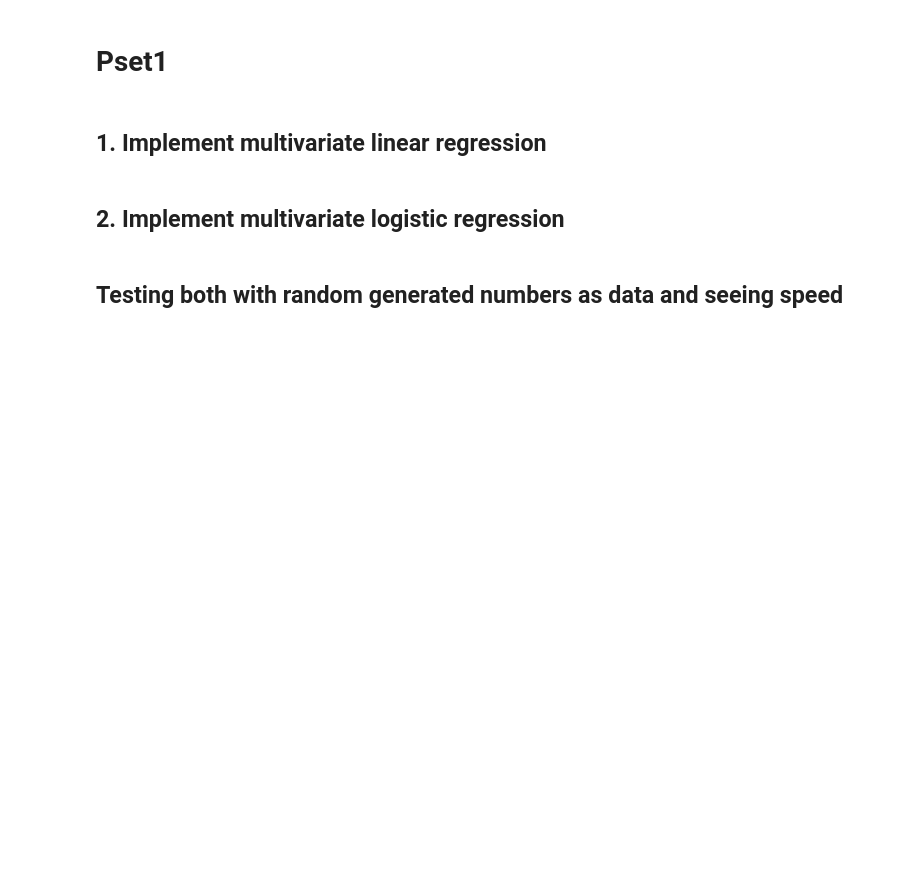
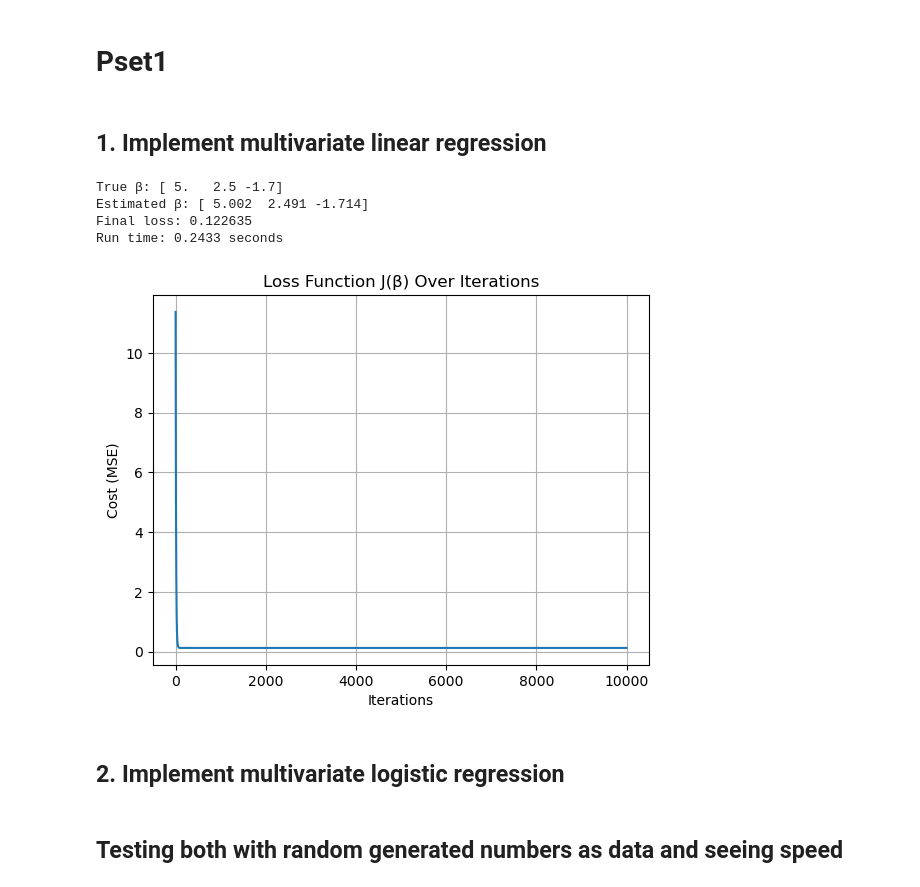
Before and after one commit to mikedemayo590/QSS45_F25, a Jupyter notebook: psets/pset_1.ipynb, the cells around one changed output. Drawn from its saved outputs; the diff is of its cells as text; code cells hidden in the pictures; blank space fills up the shorter version.

```diff
--- a/psets/pset_1.ipynb
+++ b/psets/pset_1.ipynb
@@ -3,10 +3,11 @@
 # %%
 import numpy as np
 import time # to see if this is fast or not
+import matplotlib.pyplot as plt
+import seaborn as sns
 
-# Global hyperparameters
-learning_rate = 0.01
-iterations = 1000
+learning_rate = 0.05
+iterations = 5000
 # %% [markdown]
 ## 1. Implement multivariate linear regression
 # %%
@@ -36,4 +41,38 @@ def mult_linear_regression(X, y):
     return beta, loss_hist
+# %%
+np.random.seed(0)
+n, k = 2000, 2   # 2000 samples, 2 features
+true_betas = np.array([5, 2.5, -1.7])  # choose from A–E table
+
+# Generate synthetic data
+X = np.random.randn(n, k)
+noise = np.random.normal(0, 0.5, n)
+y = np.dot(np.hstack((np.ones((n,1)), X)), true_betas) + noise
+
+# --- RUN TEST ---
+start_time = time.time()
+estimated_betas, loss_hist = mult_linear_regression(X, y, learning_rate=0.05, iterations=10000)
+end_time = time.time()
+
+# --- RESULTS ---
+print("True β:", true_betas)
+print("Estimated β:", np.round(estimated_betas, 3))
+print("Final loss:", round(loss_hist[-1], 6))
+print("Run time:", round(end_time - start_time, 4), "seconds")
+
+# --- PLOT CONVERGENCE ---
+plt.plot(loss_hist)
+plt.title("Loss Function J(β) Over Iterations")
+plt.xlabel("Iterations")
+plt.ylabel("Cost (MSE)")
+plt.grid(True)
+plt.show()
+# %% [output]
+True β: [ 5.   2.5 -1.7]
+Estimated β: [ 5.002  2.491 -1.714]
+Final loss: 0.122635
+Run time: 0.2433 seconds
+[figure, added]
 # %% [markdown]
 ## 2. Implement multivariate logistic regression
 # %%
```
Also changed, not shown: parts of 4 cells of this notebook, 10 other files.
